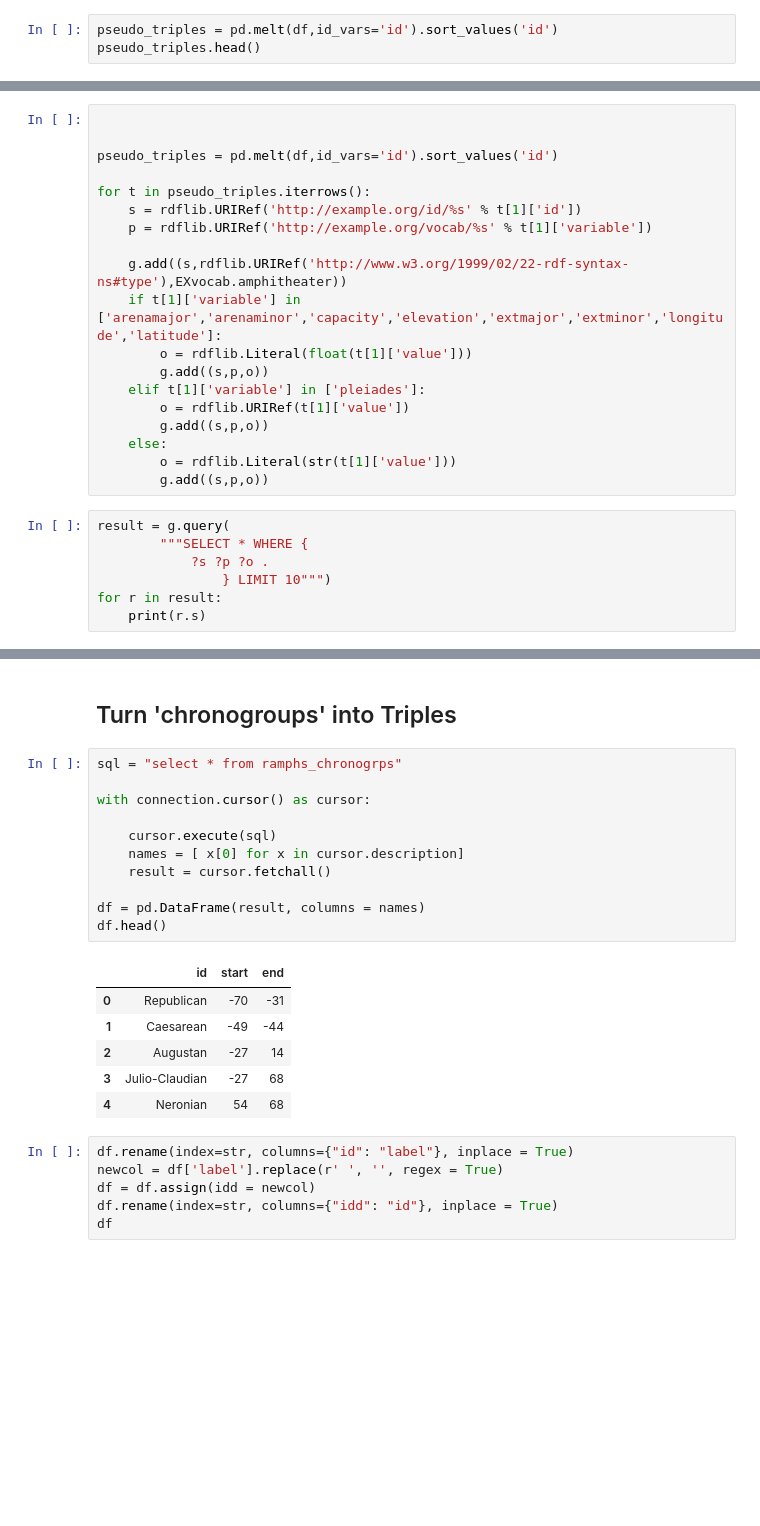
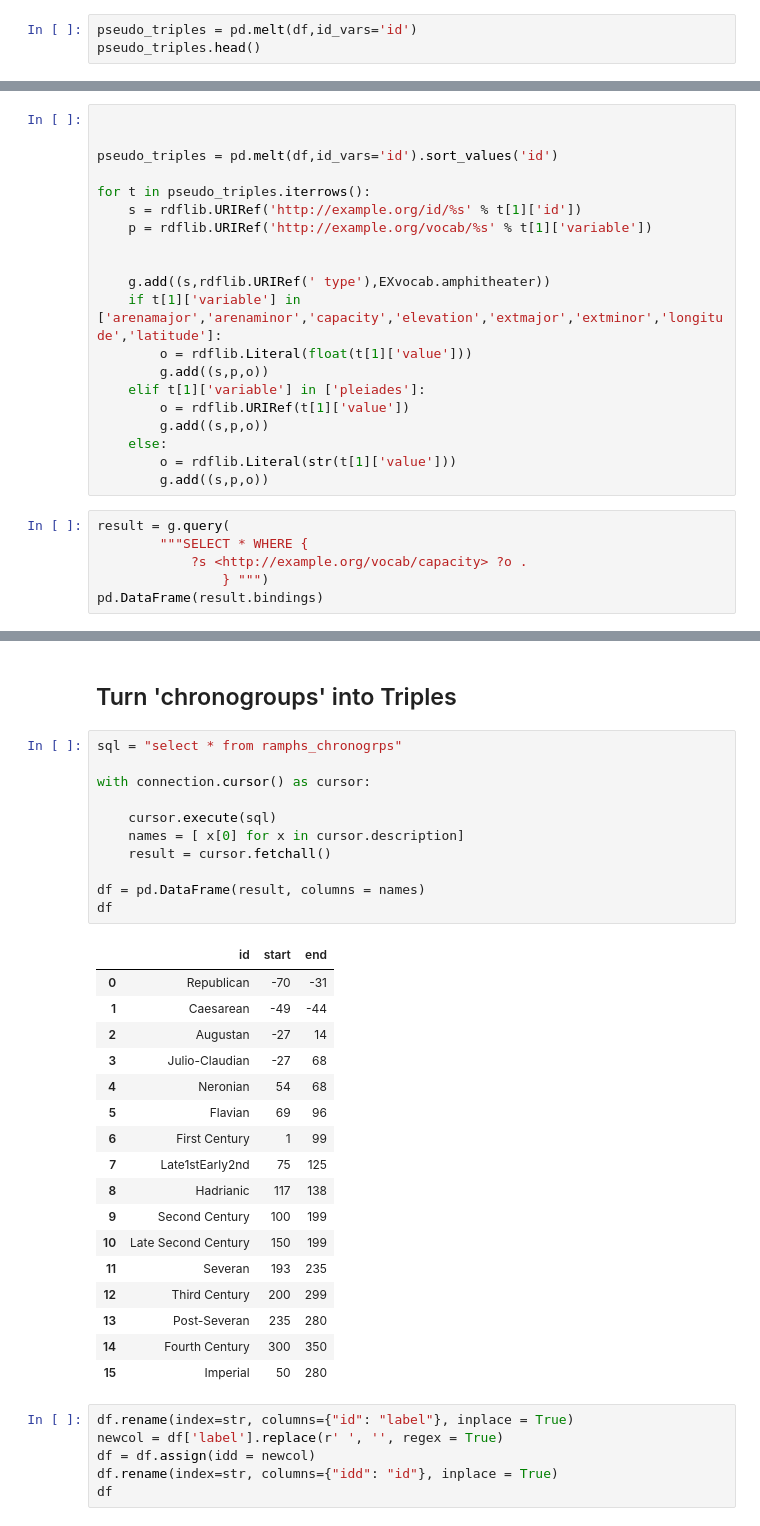
Before and after one commit to isaw-adsq/adsq-2017-sandbox, a Jupyter notebook: pymysql-triples.ipynb, the cells around one changed output, grey strips where cells are left out. Cells and saved outputs as stored; diff of their text form; blank space fills up the shorter version.

```diff
--- a/pymysql-triples.ipynb
+++ b/pymysql-triples.ipynb
@@ -50,7 +50,7 @@ df.head()
 | 4 | romeFlavianAmphitheater | Flavian Amphitheater at Rome | Colosseum | http://pleiades.stoa.org/places/4... |  | 152 | amphitheater | 50000.0 | Italy |  | ... |
 5 rows × 22 columns
 # %%
-pseudo_triples = pd.melt(df,id_vars='id').sort_values('id')
+pseudo_triples = pd.melt(df,id_vars='id')
 pseudo_triples.head()
 # %% [output]
 |  | id | variable | value |
@@ -99,7 +103,8 @@ for t in pseudo_triples.iterrows():
     s = rdflib.URIRef('http://example.org/id/%s' % t[1]['id'])
     p = rdflib.URIRef('http://example.org/vocab/%s' % t[1]['variable'])
 
-    g.add((s,rdflib.URIRef('http://www.w3.org/1999/02/22-rdf-syntax-ns#type'),EXvocab.amphitheater))
+
+    g.add((s,rdflib.URIRef(' type'),EXvocab.amphitheater))
     if t[1]['variable'] in ['arenamajor','arenaminor','capacity','elevation','extmajor','extminor','longitude','latitude']:
         o = rdflib.Literal(float(t[1]['value']))
         g.add((s,p,o))
@@ -112,8 +117,7 @@ for t in pseudo_triples.iterrows():
 # %%
 result = g.query(
         """SELECT * WHERE {
-            ?s ?p ?o .
-                } LIMIT 10""")
-for r in result:
-    print(r.s)
+            ?s <http://example.org/vocab/capacity> ?o .
+                } """)
+pd.DataFrame(result.bindings)
 # %% [output]
@@ -147,21 +159,32 @@ pd.DataFrame(result.bindings)
 # %%
 sql = "select * from ramphs_chronogrps"
 
 with connection.cursor() as cursor:
 
     cursor.execute(sql)
     names = [ x[0] for x in cursor.description]
     result = cursor.fetchall()
 
 df = pd.DataFrame(result, columns = names)
-df.head()
+df
 # %% [output]
 |  | id | start | end |
 | 0 | Republican | -70 | -31 |
 | 1 | Caesarean | -49 | -44 |
 | 2 | Augustan | -27 | 14 |
 | 3 | Julio-Claudian | -27 | 68 |
 | 4 | Neronian | 54 | 68 |
+| 5 | Flavian | 69 | 96 |
+| 6 | First Century | 1 | 99 |
+| 7 | Late1stEarly2nd | 75 | 125 |
+| 8 | Hadrianic | 117 | 138 |
+| 9 | Second Century | 100 | 199 |
+| 10 | Late Second Century | 150 | 199 |
+| 11 | Severan | 193 | 235 |
+| 12 | Third Century | 200 | 299 |
+| 13 | Post-Severan | 235 | 280 |
+| 14 | Fourth Century | 300 | 350 |
+| 15 | Imperial | 50 | 280 |
 # %%
 df.rename(index=str, columns={"id": "label"}, inplace = True)
 newcol = df['label'].replace(r' ', '', regex = True)
```
Also changed, not shown: parts of 7 cells of this notebook, 5 other files.
